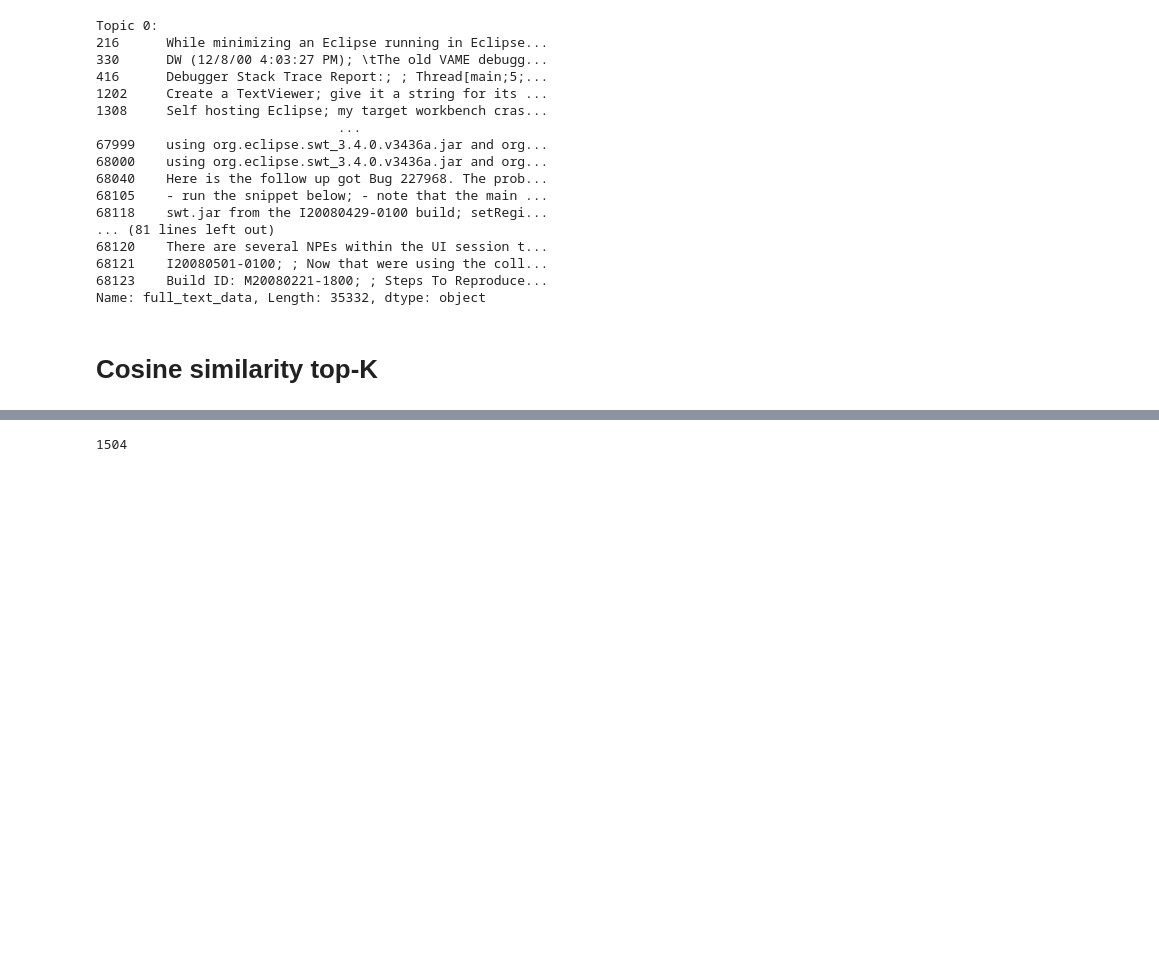
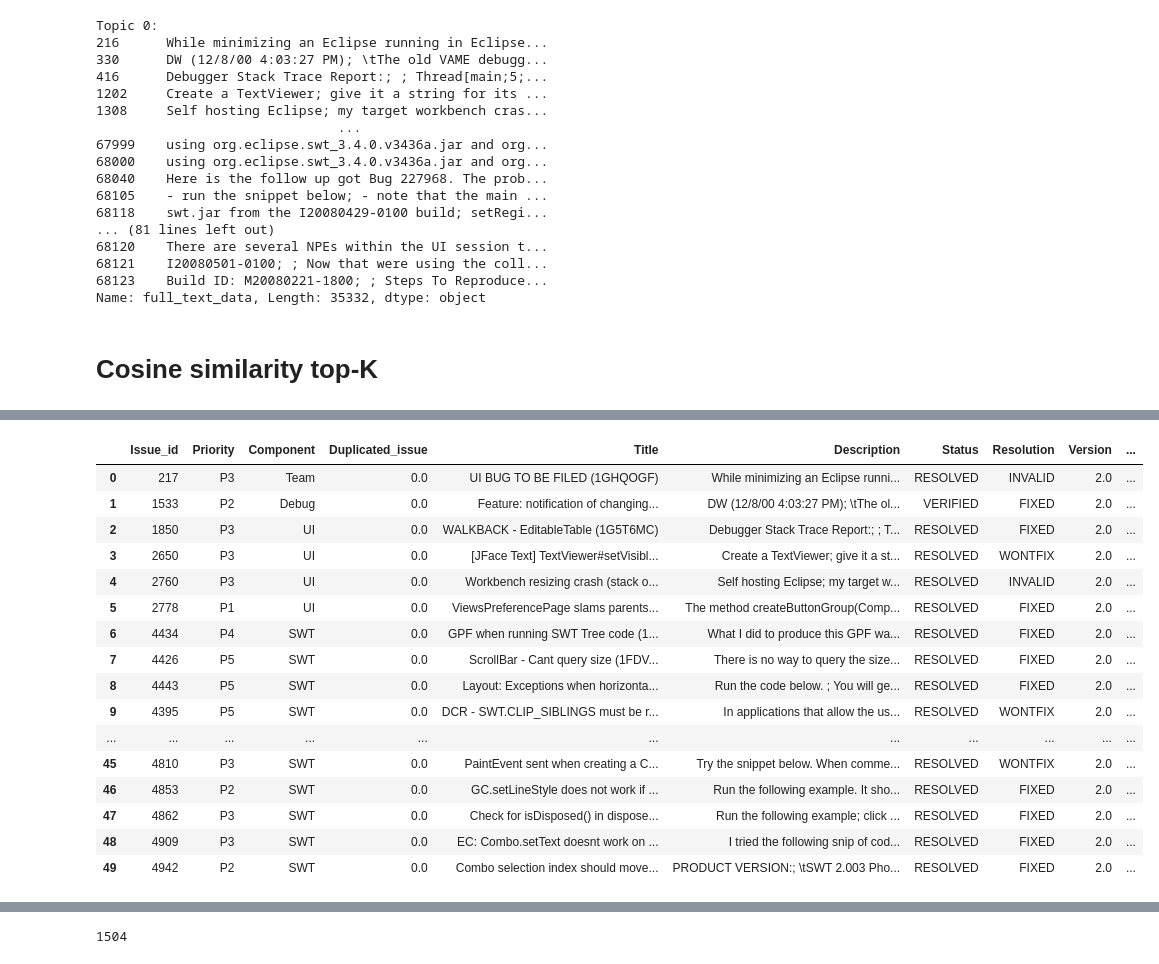
Before and after one commit to qas-lab/LaneyREU, a Jupyter notebook: Laney_REU_2024_draft8_top_k.ipynb, the cells around one changed output, grey strips where cells are left out. Drawn from its saved outputs; the diff is of its cells as text; code cells hidden in the pictures; blank space fills up the shorter version.

```diff
--- a/Laney_REU_2024_draft8_top_k.ipynb
+++ b/Laney_REU_2024_draft8_top_k.ipynb
@@ -427,0 +377,20 @@ print(type(test_df['Experimental_Duplicate_IDs']))
+# %%
+test_df.head(50)
+# %% [output]
+|  | Issue_id | Priority | Component | Duplicated_issue | Title | Description | Status | Resolution | Version | ... |
+| 0 | 217 | P3 | Team | 0.0 | UI BUG TO BE FILED (1GHQOGF) | While minimizing an Eclipse runni... | RESOLVED | INVALID | 2.0 | ... |
+| 1 | 1533 | P2 | Debug | 0.0 | Feature: notification of changing... | DW (12/8/00 4:03:27 PM); \tThe ol... | VERIFIED | FIXED | 2.0 | ... |
+| 2 | 1850 | P3 | UI | 0.0 | WALKBACK - EditableTable (1G5T6MC) | Debugger Stack Trace Report:; ; T... | RESOLVED | FIXED | 2.0 | ... |
+| 3 | 2650 | P3 | UI | 0.0 | [JFace Text] TextViewer#setVisibl... | Create a TextViewer; give it a st... | RESOLVED | WONTFIX | 2.0 | ... |
+| 4 | 2760 | P3 | UI | 0.0 | Workbench resizing crash (stack o... | Self hosting Eclipse; my target w... | RESOLVED | INVALID | 2.0 | ... |
+| 5 | 2778 | P1 | UI | 0.0 | ViewsPreferencePage slams parents... | The method createButtonGroup(Comp... | RESOLVED | FIXED | 2.0 | ... |
+| 6 | 4434 | P4 | SWT | 0.0 | GPF when running SWT Tree code (1... | What I did to produce this GPF wa... | RESOLVED | FIXED | 2.0 | ... |
+| 7 | 4426 | P5 | SWT | 0.0 | ScrollBar - Cant query size (1FDV... | There is no way to query the size... | RESOLVED | FIXED | 2.0 | ... |
+| 8 | 4443 | P5 | SWT | 0.0 | Layout: Exceptions when horizonta... | Run the code below. ; You will ge... | RESOLVED | FIXED | 2.0 | ... |
+| 9 | 4395 | P5 | SWT | 0.0 | DCR - SWT.CLIP_SIBLINGS must be r... | In applications that allow the us... | RESOLVED | WONTFIX | 2.0 | ... |
+| ... | ... | ... | ... | ... | ... | ... | ... | ... | ... | ... |
+| 45 | 4810 | P3 | SWT | 0.0 | PaintEvent sent when creating a C... | Try the snippet below. When comme... | RESOLVED | WONTFIX | 2.0 | ... |
+| 46 | 4853 | P2 | SWT | 0.0 | GC.setLineStyle does not work if ... | Run the following example. It sho... | RESOLVED | FIXED | 2.0 | ... |
+| 47 | 4862 | P3 | SWT | 0.0 | Check for isDisposed() in dispose... | Run the following example; click ... | RESOLVED | FIXED | 2.0 | ... |
+| 48 | 4909 | P3 | SWT | 0.0 | EC: Combo.setText doesnt work on ... | I tried the following snip of cod... | RESOLVED | FIXED | 2.0 | ... |
+| 49 | 4942 | P2 | SWT | 0.0 | Combo selection index should move... | PRODUCT VERSION:; \tSWT 2.003 Pho... | RESOLVED | FIXED | 2.0 | ... |
```
Also changed, not shown: parts of 19 cells of this notebook.
